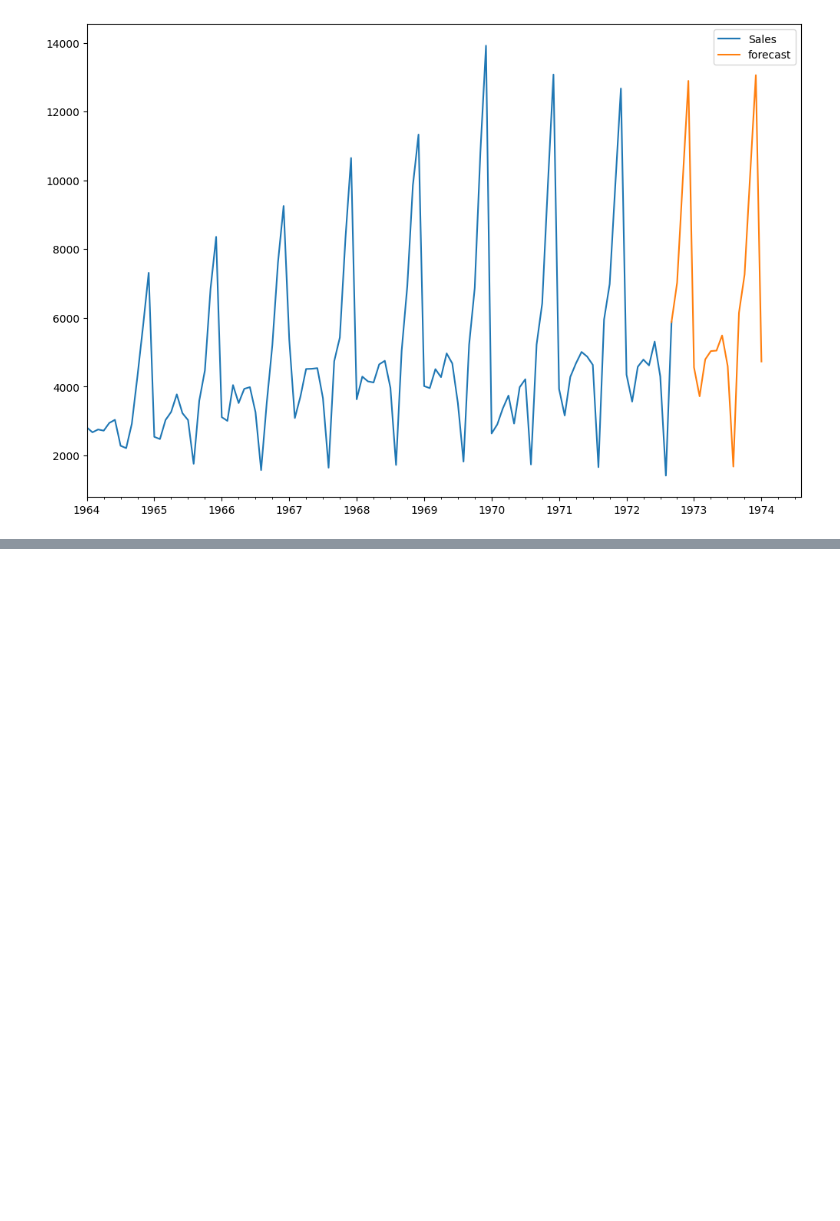
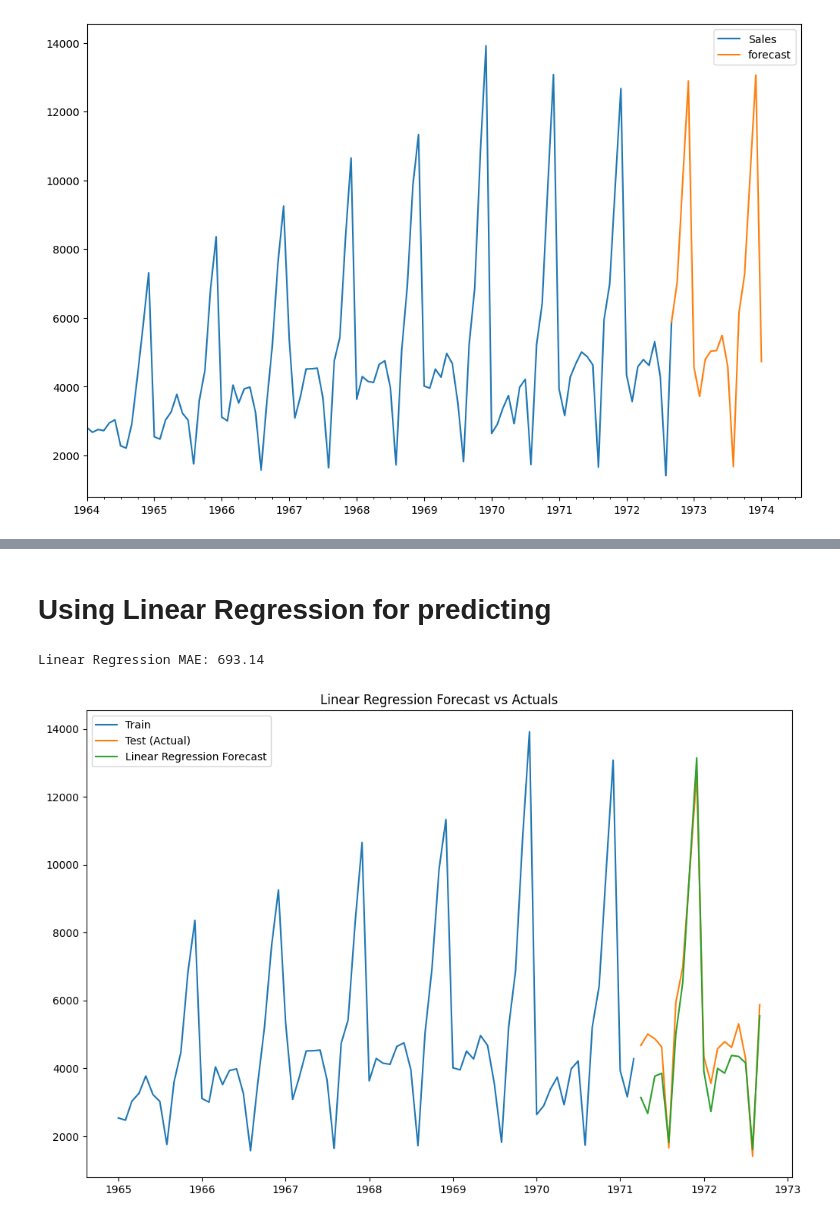
Before and after one commit to tuladhar07/Demand-Forecasting, a Jupyter notebook: Champagne_sales_forecast.ipynb, the cells around one changed output, grey strips where cells are left out. Cells and saved outputs as stored; diff of their text form; code cells hidden in the pictures; blank space fills up the shorter version.

Commit message:
Added ml models for forecasting

```diff
--- a/Champagne_sales_forecast.ipynb
+++ b/Champagne_sales_forecast.ipynb
@@ -264,0 +293,3 @@ future_df[['Sales', 'forecast']].plot(figsize=(12, 8))
+# %%
+# Drop rows with NaN values created by lags and rolling features
+df_ml.dropna(inplace=True)
@@ -264,0 +316,13 @@ future_df[['Sales', 'forecast']].plot(figsize=(12, 8))
+# %%
+# ### 2. Train-Test Split
+# For time series, we split the data chronologically.
+# We'll train on data up to a certain point and test on the data that comes after.
+X= df_ml.drop('Sales', axis=1)
+y = df_ml['Sales']
+# %%
+# Set a split point (e.g., use the last 1.5 years for testing)
+split_point = len(df_ml) - 18
+X_train, X_test = X[:split_point], X[split_point:]
+y_train, y_test = y[:split_point], y[split_point:]
+# %% [markdown]
+# **Using Linear Regression for predicting** #
@@ -264,0 +332,19 @@ future_df[['Sales', 'forecast']].plot(figsize=(12, 8))
+# %%
+lr_model = LinearRegression()
+lr_model.fit(X_train, y_train)
+lr_predictions=lr_model.predict(X_test)
+lr_mae= mean_absolute_error(y_test, lr_predictions)
+print(f"Linear Regression MAE: {lr_mae:.2f}")
+# %% [output]
+Linear Regression MAE: 693.14
+# %%
+# Plotting the results
+plt.figure(figsize=(12, 8))
+plt.plot(y_train.index, y_train, label='Train')
+plt.plot(y_test.index, y_test, label='Test (Actual)')
+plt.plot(y_test.index, lr_predictions, label='Linear Regression Forecast')
+plt.title('Linear Regression Forecast vs Actuals')
+plt.legend()
+plt.show()
+# %% [output]
+[figure, added]
```
Also changed, not shown: parts of 19 cells of this notebook, 1 other file.
